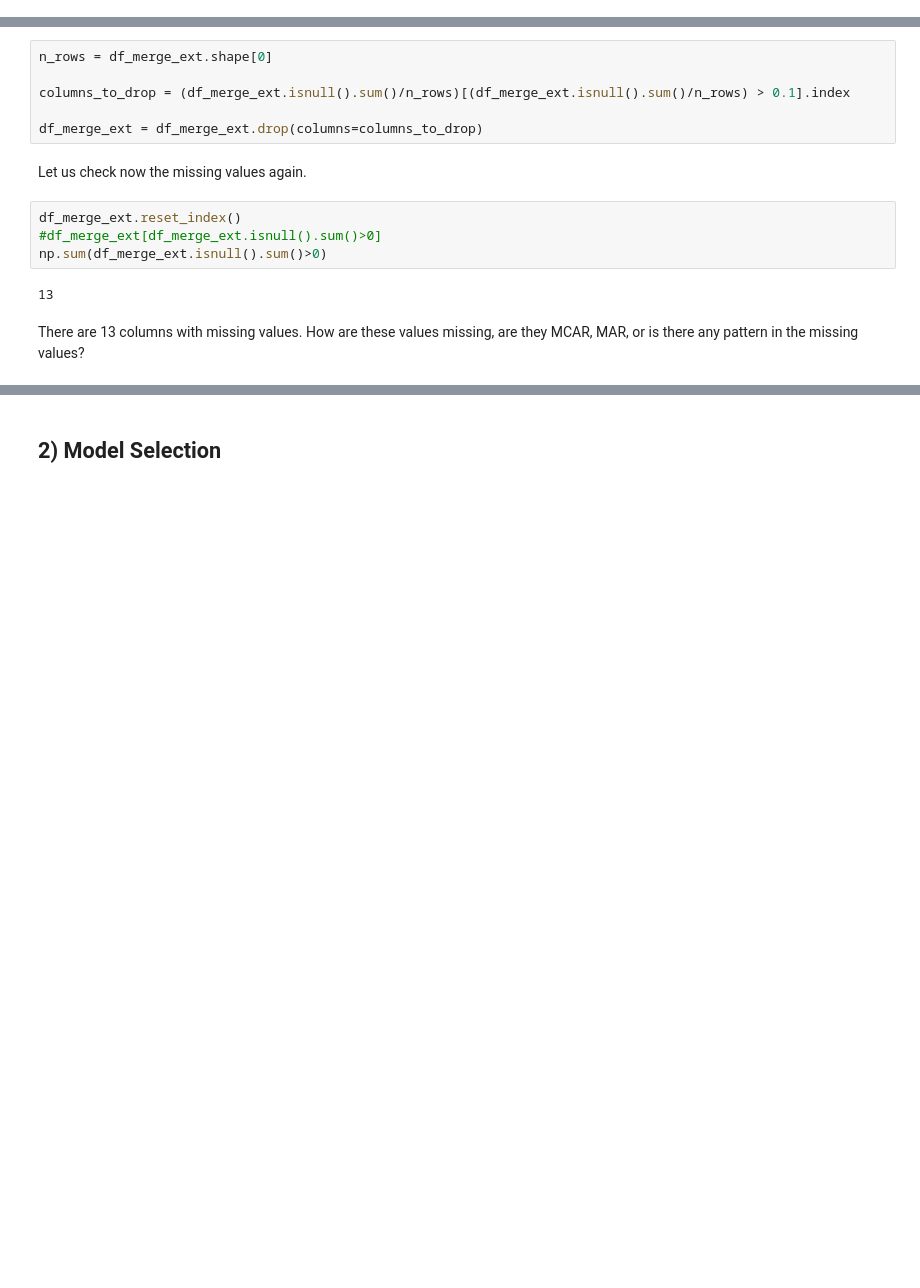
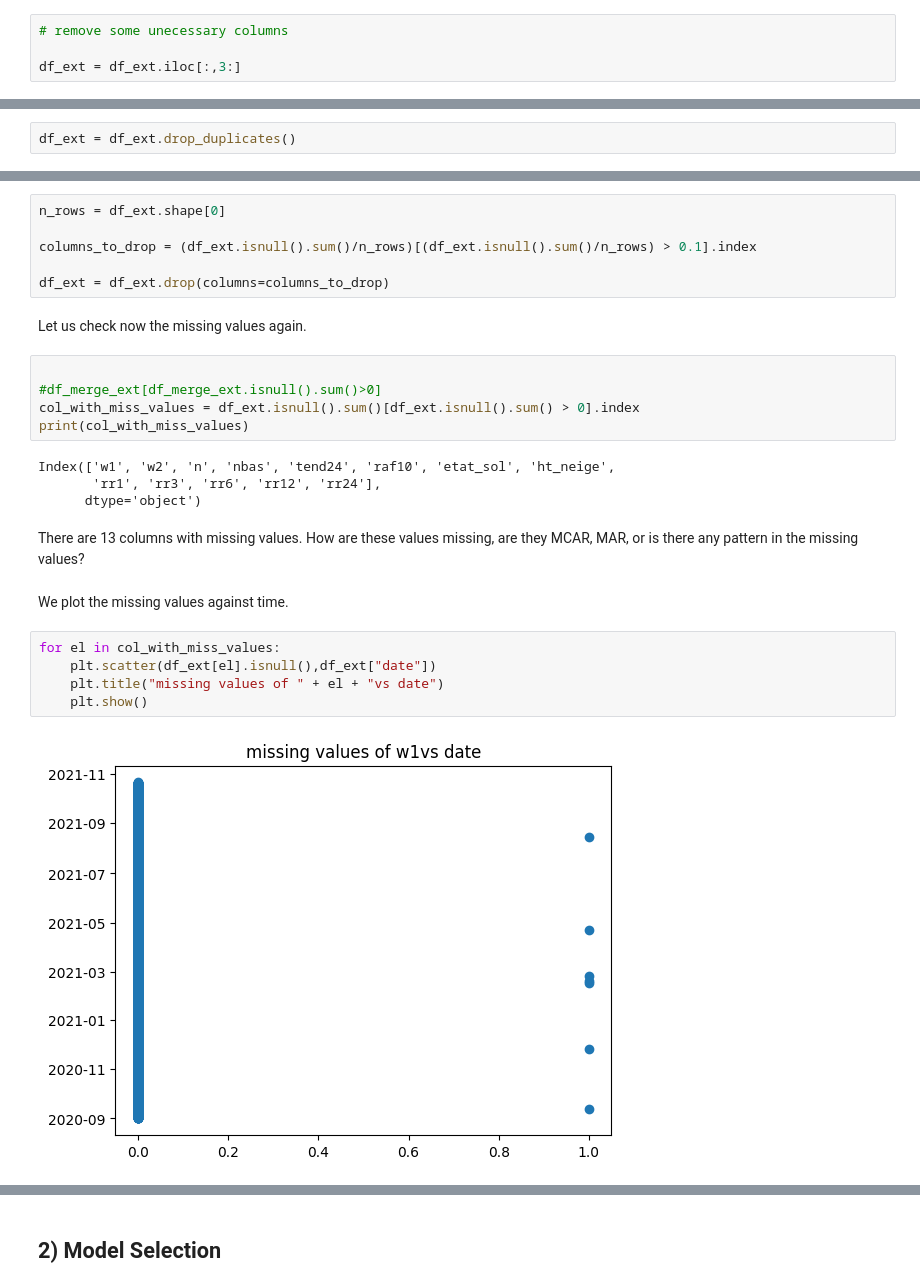
Before and after one commit to mat10599/bike_counters, a Jupyter notebook: final_notebook.ipynb, the cells around one changed output, grey strips where cells are left out. Drawn from its saved outputs; the diff is of its cells as text; blank space fills up the shorter version.

Commit message:
add some time

```diff
--- a/final_notebook.ipynb
+++ b/final_notebook.ipynb
@@ -98 +100,5 @@ df_merge_ext.head()
+# %%
+# remove some unecessary columns
+
+df_ext = df_ext.iloc[:,3:]
 # %% [markdown]
@@ -106 +123,3 @@ There are no duplicate columns.
+# %%
+df_ext = df_ext.drop_duplicates()
 # %%
@@ -151,18 +170,30 @@ there are 44 columns with at least 1 missing values
 Hence, we see that most columns have missing values and from the output, some columns have no non NA values! <br>
 We drop the columns that have more than 10% missing values first as we are unlikely to be able to get interesting predictions with that little amount of data.
 # %%
-n_rows = df_merge_ext.shape[0]
+n_rows = df_ext.shape[0]
 
-columns_to_drop = (df_merge_ext.isnull().sum()/n_rows)[(df_merge_ext.isnull().sum()/n_rows) > 0.1].index
+columns_to_drop = (df_ext.isnull().sum()/n_rows)[(df_ext.isnull().sum()/n_rows) > 0.1].index
 
-df_merge_ext = df_merge_ext.drop(columns=columns_to_drop)
+df_ext = df_ext.drop(columns=columns_to_drop)
 # %% [markdown]
 Let us check now the missing values again.
 # %%
-df_merge_ext.reset_index()
+
 #df_merge_ext[df_merge_ext.isnull().sum()>0]
-np.sum(df_merge_ext.isnull().sum()>0)
+col_with_miss_values = df_ext.isnull().sum()[df_ext.isnull().sum() > 0].index
+print(col_with_miss_values)
 # %% [output]
-13
+Index(['w1', 'w2', 'n', 'nbas', 'tend24', 'raf10', 'etat_sol', 'ht_neige',
+       'rr1', 'rr3', 'rr6', 'rr12', 'rr24'],
+      dtype='object')
 # %% [markdown]
 There are 13 columns with missing values. How are these values missing, are they MCAR, MAR, or is there any pattern in the missing values?
+# %% [markdown]
+We plot the missing values against time.
+# %%
+for el in col_with_miss_values:
+    plt.scatter(df_ext[el].isnull(),df_ext["date"])
+    plt.title("missing values of " + el + "vs date")
+    plt.show()
+# %% [output]
+[figure, added]
```
Also changed, not shown: parts of 18 cells of this notebook.
